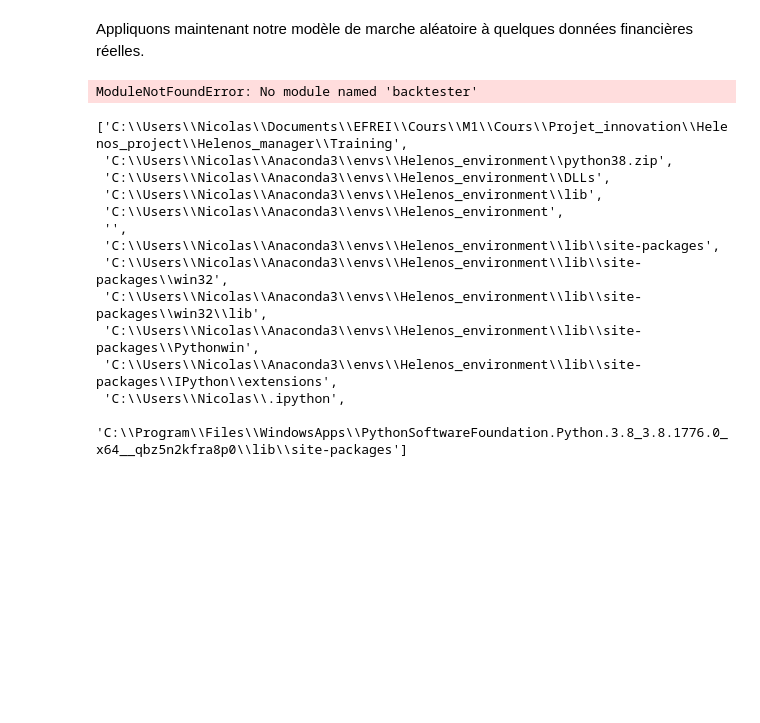
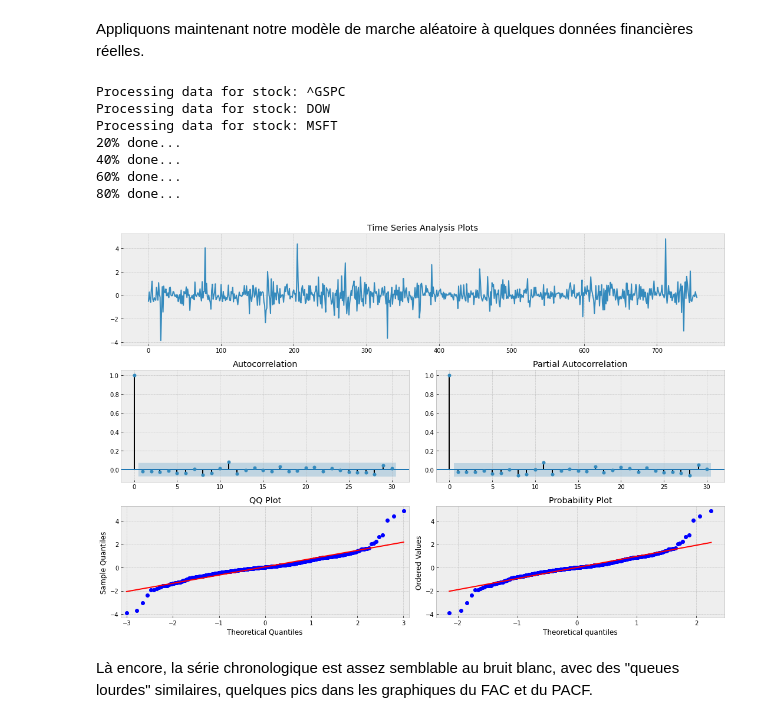
Before and after one commit to Lawisss/Helenos-Model, a Jupyter notebook: Training/random_walk.ipynb, the cells around one changed output. Saved outputs shown, nothing was run; the diff lists cells and outputs as text; code cells hidden in the pictures; blank space fills up the shorter version.

Commit message:
Training #3

```diff
--- a/Training/random_walk.ipynb
+++ b/Training/random_walk.ipynb
@@ -72,8 +69,6 @@ La différence est bien un bruit blanc.
 # %% [markdown]
 Appliquons maintenant notre modèle de marche aléatoire à quelques données financières réelles.
 # %%
-import sys
-sys.path.append('C:\\Program\\Files\\WindowsApps\\PythonSoftwareFoundation.Python.3.8_3.8.1776.0_x64__qbz5n2kfra8p0\\lib\\site-packages')
 from backtester.dataSource.yahoo_data_source import YahooStockDataSource
 startDateStr = '2014/12/31'
 endDateStr = '2017/12/31'
@@ -90,21 +85,17 @@ data = ds.getBookDataByFeature()['adjClose']
 # log returns
 lrets = np.log(data/data.shift(1)).dropna()
 # %% [output]
-ModuleNotFoundError: No module named 'backtester'
+Processing data for stock: ^GSPC
+Processing data for stock: DOW
+Processing data for stock: MSFT
+20% done...
+40% done...
+60% done...
+80% done...
-# %%
-import sys
-sys.path
-# %% [output]
-['C:\\Users\\Nicolas\\Documents\\EFREI\\Cours\\M1\\Cours\\Projet_innovation\\Helenos_project\\Helenos_manager\\Training',
- 'C:\\Users\\Nicolas\\Anaconda3\\envs\\Helenos_environment\\python38.zip',
- 'C:\\Users\\Nicolas\\Anaconda3\\envs\\Helenos_environment\\DLLs',
- 'C:\\Users\\Nicolas\\Anaconda3\\envs\\Helenos_environment\\lib',
- 'C:\\Users\\Nicolas\\Anaconda3\\envs\\Helenos_environment',
- '',
- 'C:\\Users\\Nicolas\\Anaconda3\\envs\\Helenos_environment\\lib\\site-packages',
- 'C:\\Users\\Nicolas\\Anaconda3\\envs\\Helenos_environment\\lib\\site-packages\\win32',
- 'C:\\Users\\Nicolas\\Anaconda3\\envs\\Helenos_environment\\lib\\site-packages\\win32\\lib',
- 'C:\\Users\\Nicolas\\Anaconda3\\envs\\Helenos_environment\\lib\\site-packages\\Pythonwin',
- 'C:\\Users\\Nicolas\\Anaconda3\\envs\\Helenos_environment\\lib\\site-packages\\IPython\\extensions',
- 'C:\\Users\\Nicolas\\.ipython',
- 'C:\\Program\\Files\\WindowsApps\\PythonSoftwareFoundation.Python.3.8_3.8.1776.0_x64__qbz5n2kfra8p0\\lib\\site-packages']
+# %%
+# First difference of MSFT prices
+_ = tsplot(np.diff(data.MSFT), lags=30)
+# %% [output]
+[figure, added]
+# %% [markdown]
+Là encore, la série chronologique est assez semblable au bruit blanc, avec des "queues lourdes" similaires, quelques pics dans les graphiques du FAC et du PACF.
```
Also changed, not shown: parts of 3 cells of this notebook, 3 other files.
